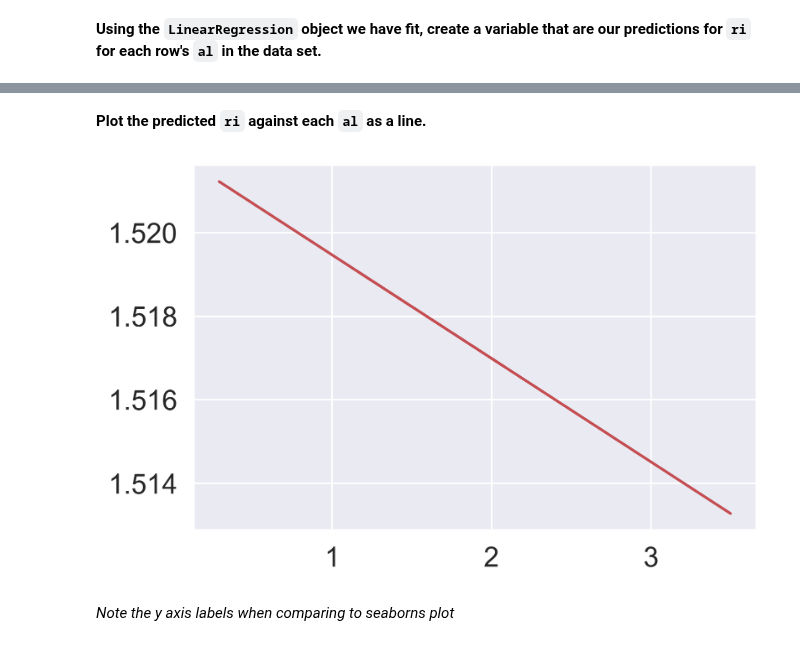
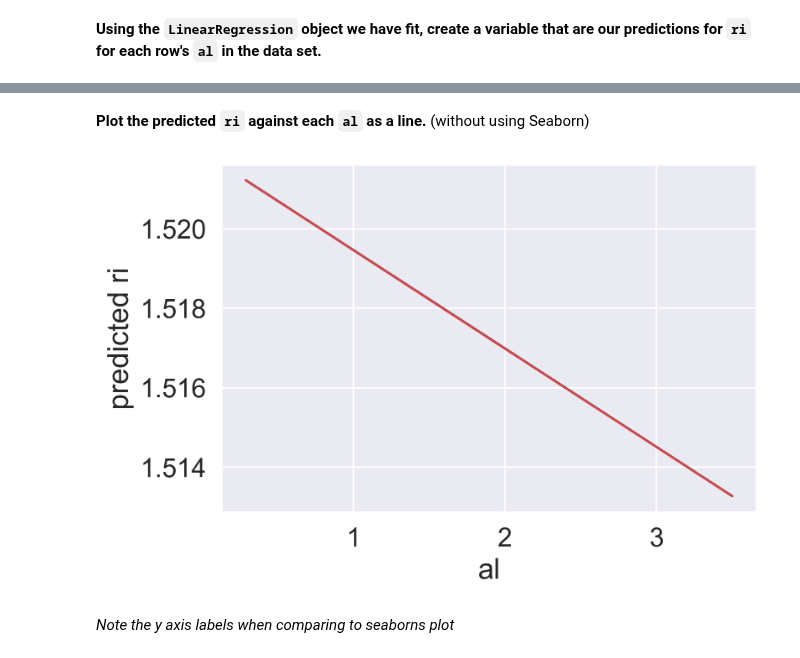
Before and after one commit to ShelyBhogal/data-science, a Jupyter notebook: 12-logistic-regression/logistic-regression-starter.ipynb, the cells around one changed output, grey strips where cells are left out. Cells and saved outputs as stored; diff of their text form; code cells hidden in the pictures.

```diff
--- a/12-logistic-regression/logistic-regression-starter.ipynb
+++ b/12-logistic-regression/logistic-regression-starter.ipynb
@@ -187,8 +189,8 @@ LinearRegression(copy_X=True, fit_intercept=True, n_jobs=None, normalize=False)
 # %% [markdown]
 **Using the `LinearRegression` object we have fit, create a variable that are our predictions for `ri` for each row's `al` in the data set.**
 # %%
-# Make predictions for all values of X and add back to the original DataFrame.
+# Make predictions for all values of X
 y_pred = linreg.predict(X)
-
-# new column of y_pred
-glass['y_pred'] = y_pred
+# %%
+# Add back to original DataFrame as new column with 'ri' predictions
+glass['ri_pred'] = y_pred
@@ -195,11 +214,13 @@ glass['y_pred'] = y_pred
 # %% [markdown]
-**Plot the predicted `ri` against each `al` as a line.**
+**Plot the predicted `ri` against each `al` as a line.**  (without using Seaborn)
 # %%
-# Plot those predictions connected by a line (without using Seaborn).
+# Plot predictions connected by a line
 fg, ax = plt.subplots(dpi=300);
 
 #ax.scatter(glass.al, glass.ri);
-ax.plot(glass.al, glass.y_pred, 'r-');
+ax.plot(glass.al, glass.ri_pred, 'r-');
+plt.xlabel('al');
+plt.ylabel('predicted ri');
 # %% [output]
-[figure, old version]
+[figure, new version]
 # %%
```
Also changed, not shown: parts of 77 cells of this notebook.
